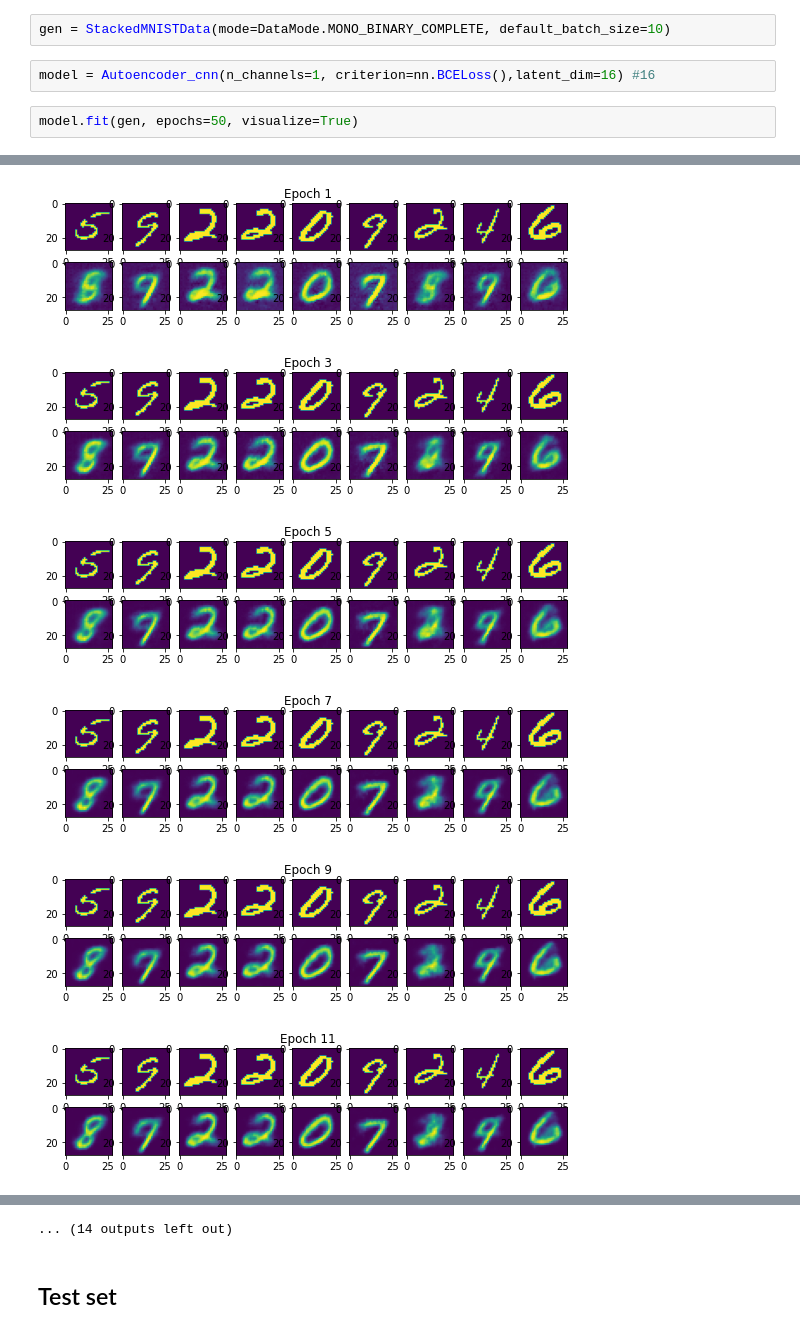
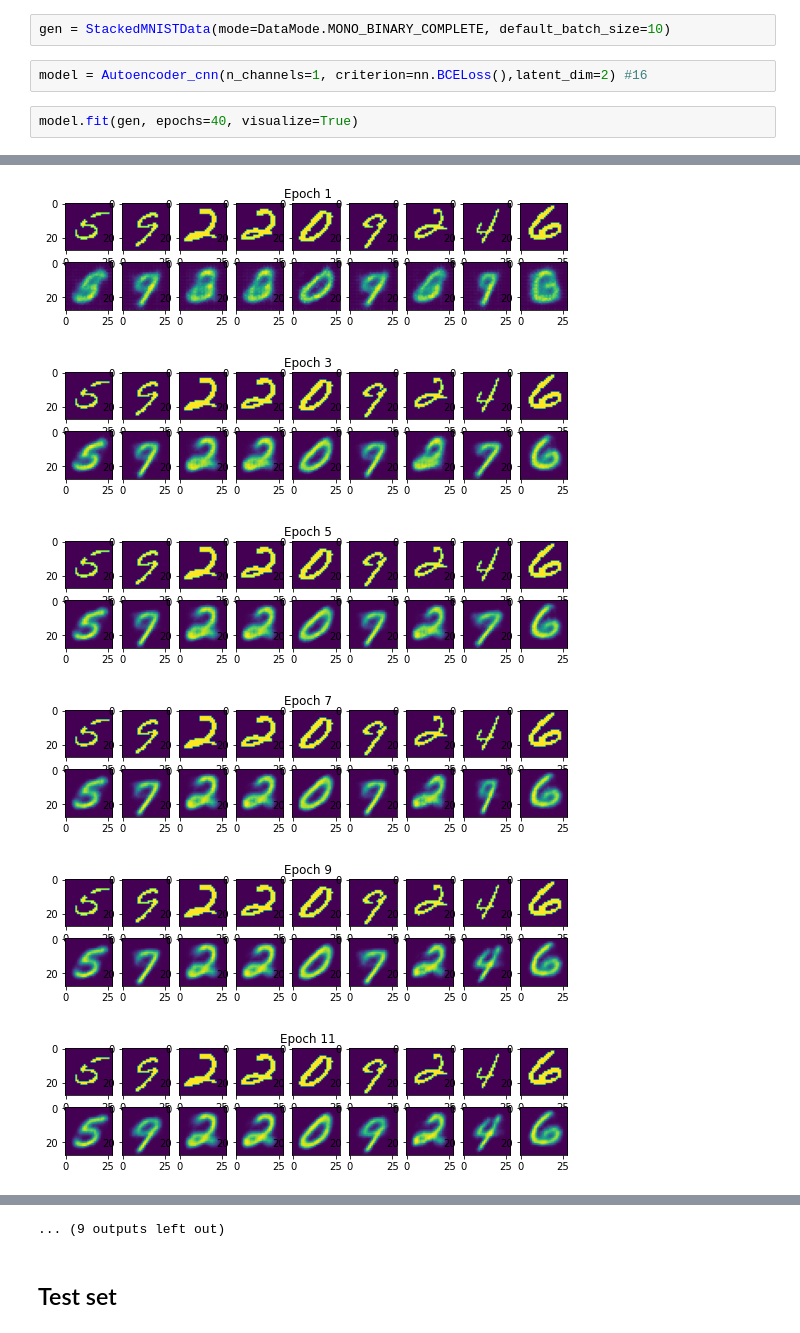
Before and after one commit to KatjaSi/deep_generative_models, a Jupyter notebook: demo.ipynb, the cells around one changed output, grey strips where cells are left out. Cells and saved outputs as stored; diff of their text form.

```diff
--- a/demo.ipynb
+++ b/demo.ipynb
@@ -16,7 +16,7 @@ warnings.filterwarnings('ignore', category=Warning)
 # %%
 gen = StackedMNISTData(mode=DataMode.MONO_BINARY_COMPLETE, default_batch_size=10)
 # %%
-model = Autoencoder_cnn(n_channels=1, criterion=nn.BCELoss(),latent_dim=16) #16
+model = Autoencoder_cnn(n_channels=1, criterion=nn.BCELoss(),latent_dim=2) #16
 # %%
-model.fit(gen, epochs=50, visualize=True)
+model.fit(gen, epochs=40, visualize=True)
 # %% [output]
@@ -40,6 +40,6 @@ Epoch:50, Loss:0.1543
-[figure, old version]
+[figure, new version]
-[figure, old version]
+[figure, new version]
-[figure, old version]
+[figure, new version]
-[figure, old version]
+[figure, new version]
-[figure, old version]
+[figure, new version]
-[figure, old version]
+[figure, new version]
@@ -51,4 +51,4 @@ Epoch:50, Loss:0.1543
-... (14 outputs left out)
+... (9 outputs left out)
 # %% [markdown]
 ## Test set
 # %%
```
Also changed, not shown: parts of 5 cells of this notebook, 1 other file.
